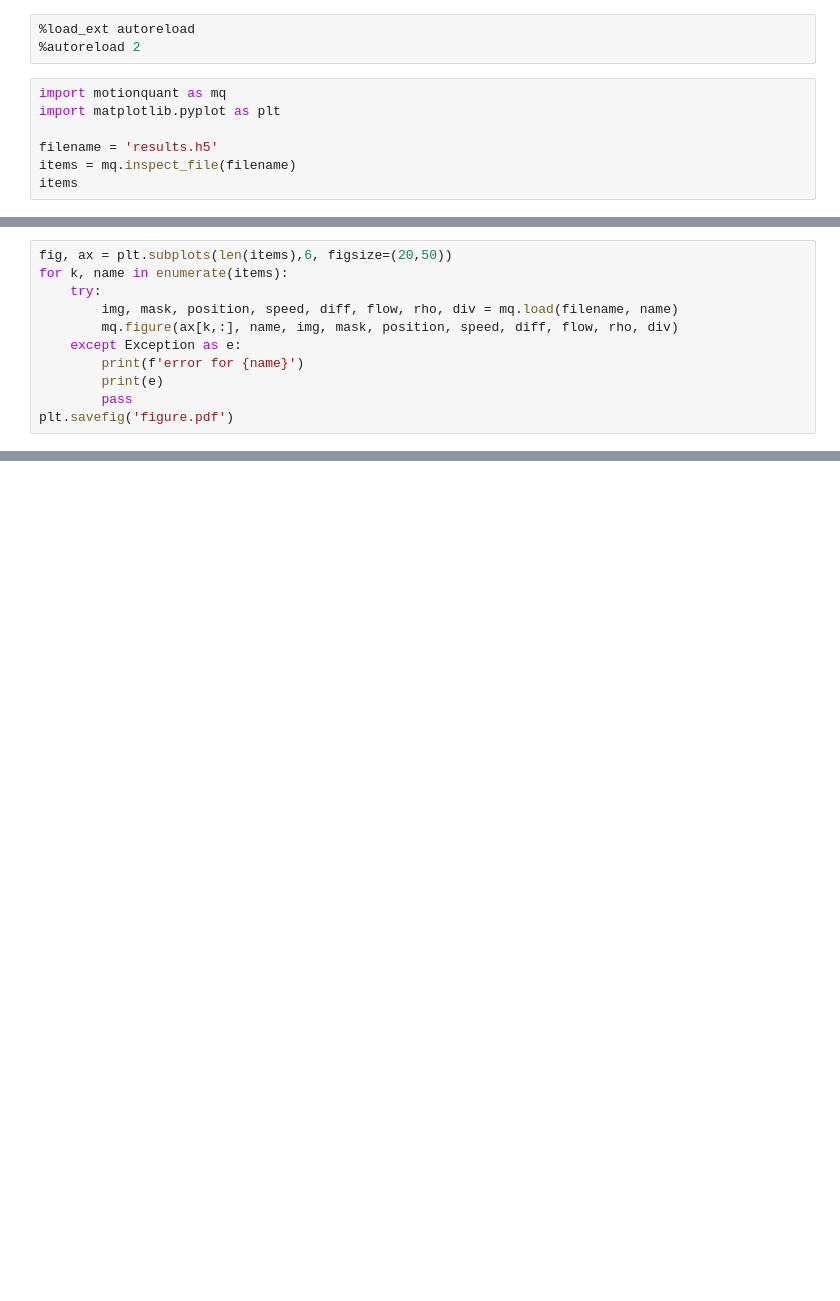
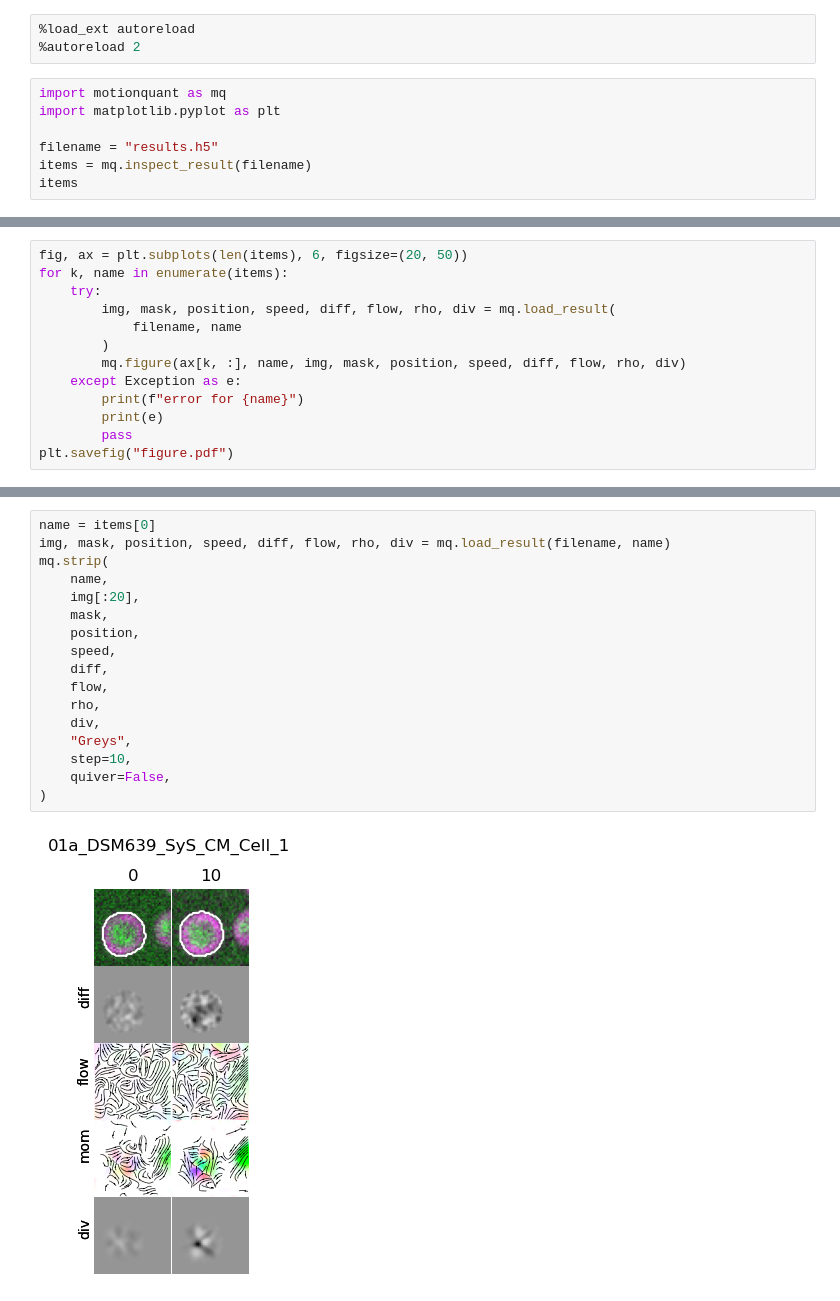
Before and after one commit to jboulanger/dna-movement-sufolobus, a Jupyter notebook: Graphs.ipynb, the cells around one changed output, grey strips where cells are left out. Cells and saved outputs as stored; diff of their text form; blank space fills up the shorter version.

```diff
--- a/Graphs.ipynb
+++ b/Graphs.ipynb
@@ -5,6 +5,6 @@
 import motionquant as mq
 import matplotlib.pyplot as plt
 
-filename = 'results.h5'
-items = mq.inspect_file(filename)
+filename = "results.h5"
+items = mq.inspect_result(filename)
 items
@@ -11,11 +29,13 @@ items
 # %%
-fig, ax = plt.subplots(len(items),6, figsize=(20,50))
+fig, ax = plt.subplots(len(items), 6, figsize=(20, 50))
 for k, name in enumerate(items):
     try:
-        img, mask, position, speed, diff, flow, rho, div = mq.load(filename, name)
-        mq.figure(ax[k,:], name, img, mask, position, speed, diff, flow, rho, div)
+        img, mask, position, speed, diff, flow, rho, div = mq.load_result(
+            filename, name
+        )
+        mq.figure(ax[k, :], name, img, mask, position, speed, diff, flow, rho, div)
     except Exception as e:
-        print(f'error for {name}')
+        print(f"error for {name}")
         print(e)
         pass
-plt.savefig('figure.pdf')
+plt.savefig("figure.pdf")
@@ -21,0 +44,19 @@ plt.savefig('figure.pdf')
+# %%
+name = items[0]
+img, mask, position, speed, diff, flow, rho, div = mq.load_result(filename, name)
+mq.strip(
+    name,
+    img[:20],
+    mask,
+    position,
+    speed,
+    diff,
+    flow,
+    rho,
+    div,
+    "Greys",
+    step=10,
+    quiver=False,
+)
+# %% [output]
+[figure, added]
```
Also changed, not shown: parts of 8 cells of this notebook, 2 other files.
